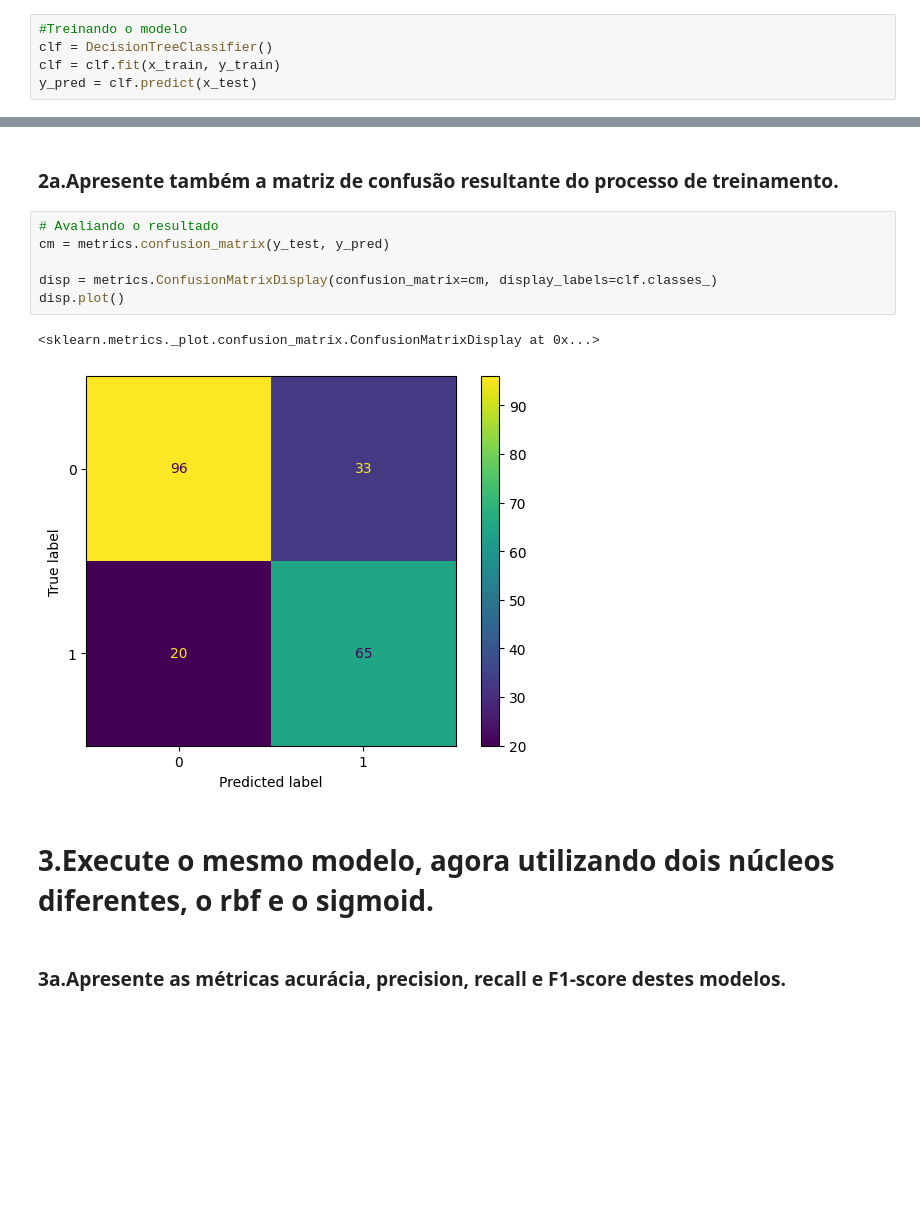
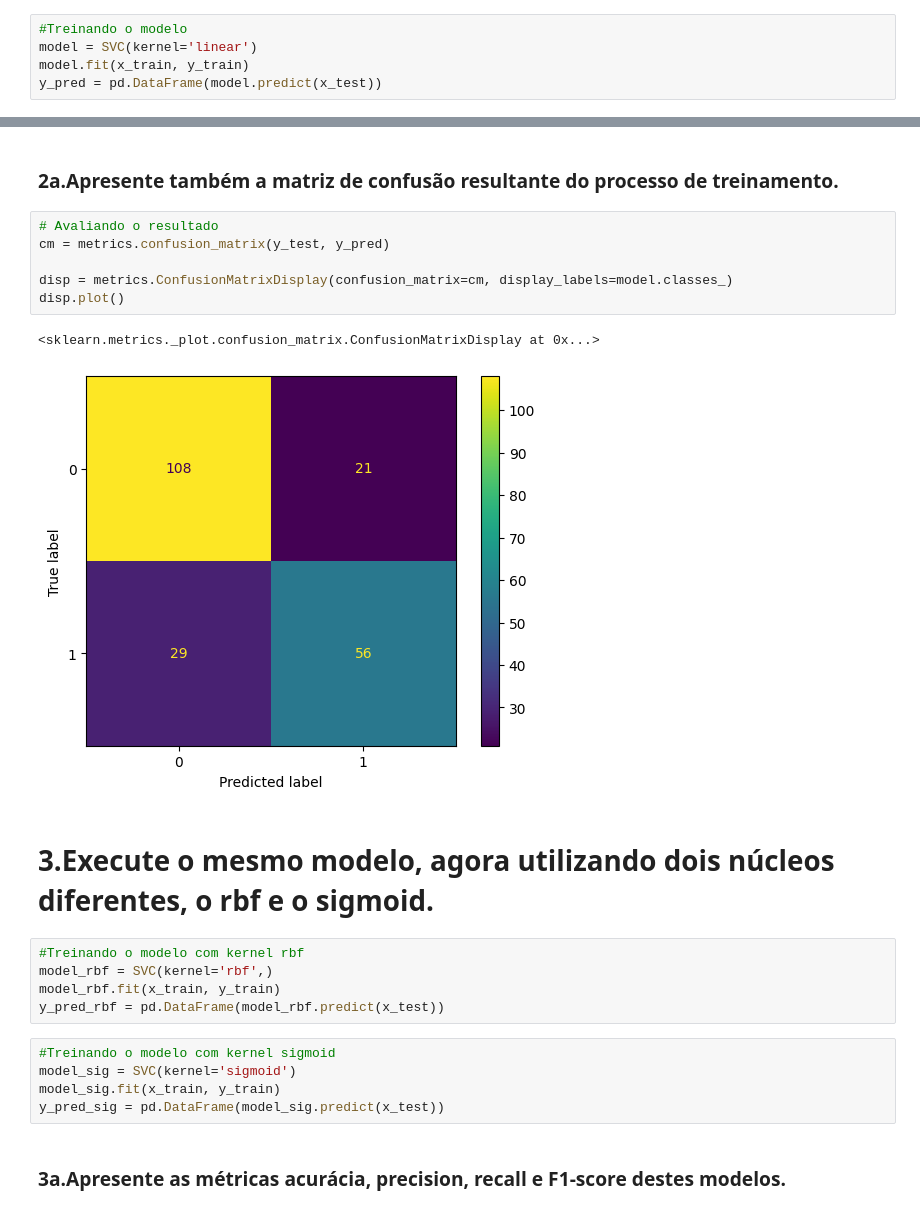
Before and after one commit to rodrigo1992-cmyk/Faculdade, a Jupyter notebook: Notebooks/rodrigo_mesquita_DR3_TP2.ipynb, the cells around one changed output, grey strips where cells are left out. Cells and saved outputs as stored; diff of their text form; blank space fills up the shorter version.

```diff
--- a/Notebooks/rodrigo_mesquita_DR3_TP2.ipynb
+++ b/Notebooks/rodrigo_mesquita_DR3_TP2.ipynb
@@ -78,8 +78,8 @@ x_train, x_test, y_train, y_test = train_test_split(X,Y, test_size=0.3, random_s
 ### 1e.A partir do dataframe totalmente transformado, aplique um modelo SVM utilizando um Kernel linear.
 # %%
 #Treinando o modelo
-clf = DecisionTreeClassifier()
-clf = clf.fit(x_train, y_train)
-y_pred = clf.predict(x_test)
+model = SVC(kernel='linear')
+model.fit(x_train, y_train)
+y_pred = pd.DataFrame(model.predict(x_test))
 # %% [markdown]
 # 2.Apresente as métricas acurácia, precision, recall e F1-score deste modelo.
@@ -100,13 +99,23 @@ weighted avg       0.76      0.75      0.75       214
 # %%
 # Avaliando o resultado
 cm = metrics.confusion_matrix(y_test, y_pred)
 
-disp = metrics.ConfusionMatrixDisplay(confusion_matrix=cm, display_labels=clf.classes_)
+disp = metrics.ConfusionMatrixDisplay(confusion_matrix=cm, display_labels=model.classes_)
 disp.plot()
 # %% [output]
 <sklearn.metrics._plot.confusion_matrix.ConfusionMatrixDisplay at 0x...>
-[figure, old version]
+[figure, new version]
 # %% [markdown]
 # 3.Execute o mesmo modelo, agora utilizando dois núcleos diferentes, o rbf e o sigmoid.
+# %%
+#Treinando o modelo com kernel rbf
+model_rbf = SVC(kernel='rbf',)
+model_rbf.fit(x_train, y_train)
+y_pred_rbf = pd.DataFrame(model_rbf.predict(x_test))
+# %%
+#Treinando o modelo com kernel sigmoid
+model_sig = SVC(kernel='sigmoid')
+model_sig.fit(x_train, y_train)
+y_pred_sig = pd.DataFrame(model_sig.predict(x_test))
 # %% [markdown]
 ### 3a.Apresente as métricas acurácia, precision, recall e F1-score destes modelos.
```
Also changed, not shown: parts of 6 cells of this notebook.
